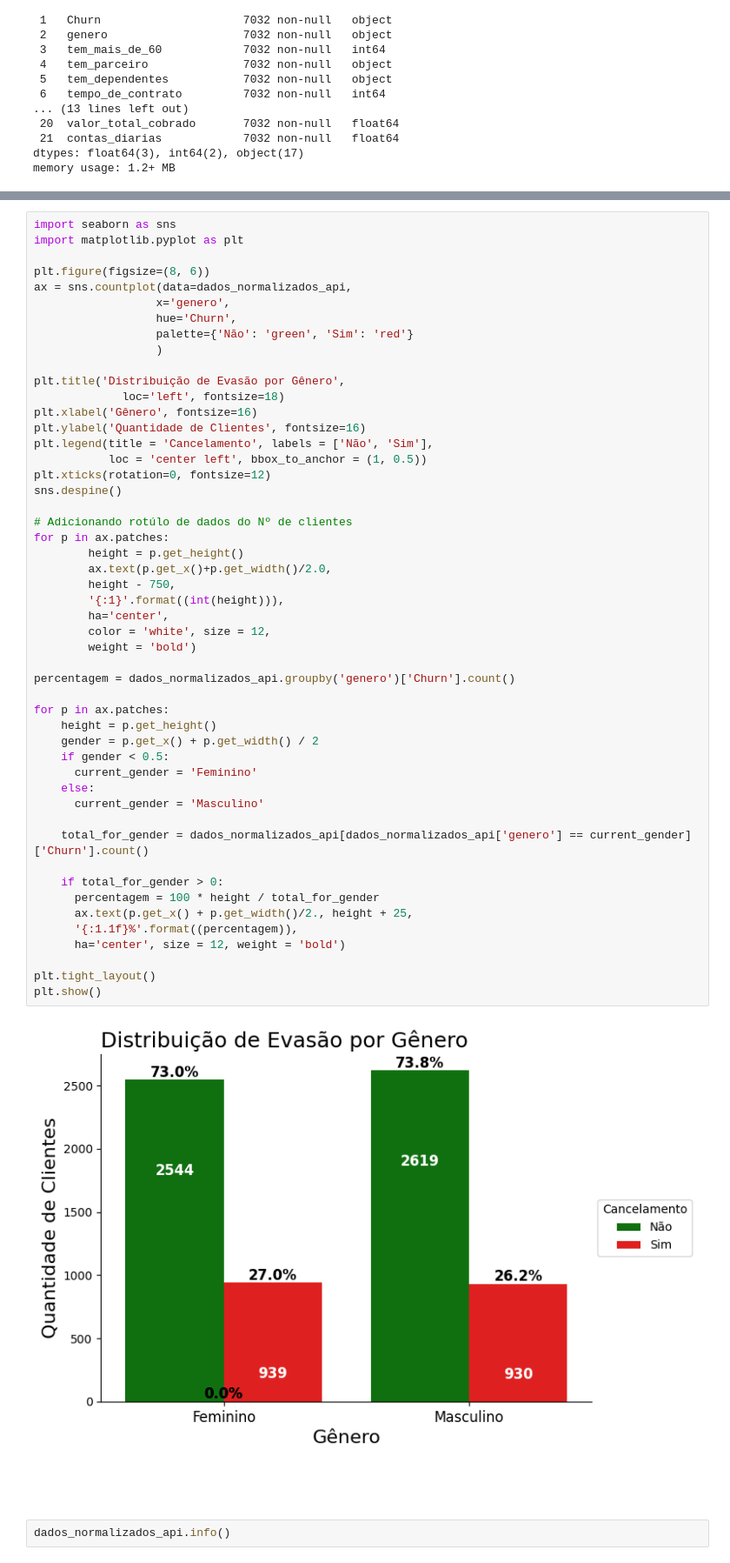
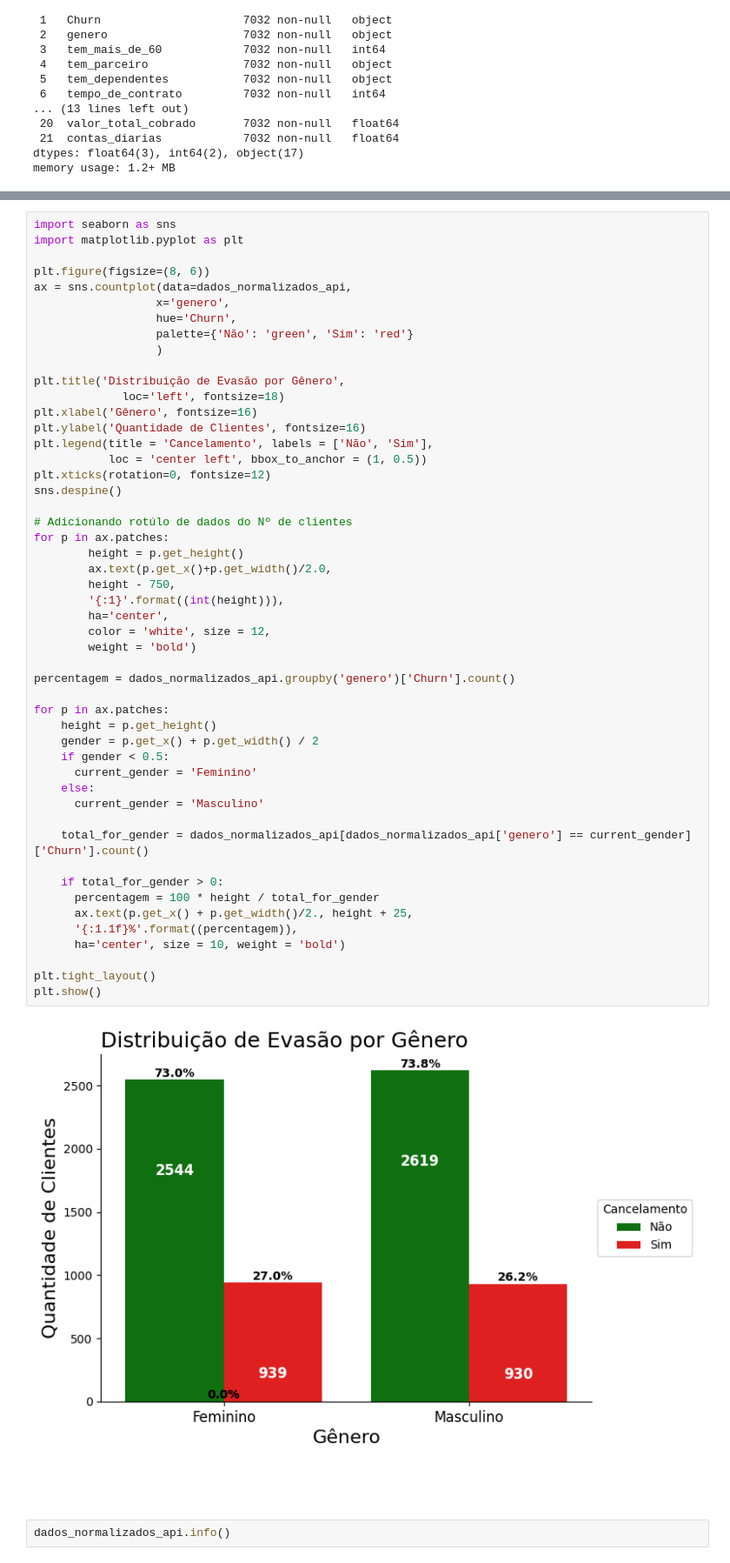
Before and after one commit to carlos-000-carlos/Challenge_2-TelecomX_BR-Cabral, a Jupyter notebook: TelecomX_BR.ipynb, the cells around one changed output, grey strips where cells are left out. Shown at 87% size. Drawn from its saved outputs; the diff is of its cells as text.

```diff
--- a/TelecomX_BR.ipynb
+++ b/TelecomX_BR.ipynb
@@ -722,35 +682,35 @@ sns.despine()
 # Adicionando rotúlo de dados do Nº de clientes
 for p in ax.patches:
         height = p.get_height()
         ax.text(p.get_x()+p.get_width()/2.0,
         height - 750,
         '{:1}'.format((int(height))),
         ha='center',
         color = 'white', size = 12,
         weight = 'bold')
 
 percentagem = dados_normalizados_api.groupby('genero')['Churn'].count()
 
 for p in ax.patches:
     height = p.get_height()
     gender = p.get_x() + p.get_width() / 2
     if gender < 0.5:
       current_gender = 'Feminino'
     else:
       current_gender = 'Masculino'
 
     total_for_gender = dados_normalizados_api[dados_normalizados_api['genero'] == current_gender]['Churn'].count()
 
     if total_for_gender > 0:
       percentagem = 100 * height / total_for_gender
       ax.text(p.get_x() + p.get_width()/2., height + 25,
       '{:1.1f}%'.format((percentagem)),
-      ha='center', size = 12, weight = 'bold')
+      ha='center', size = 10, weight = 'bold')
 
 plt.tight_layout()
 plt.show()
 # %% [output]
-[figure, old version]
+[figure, new version]
 # %%
 dados_normalizados_api.info()
 # %% [output]
```
Also changed, not shown: parts of 17 cells of this notebook.
